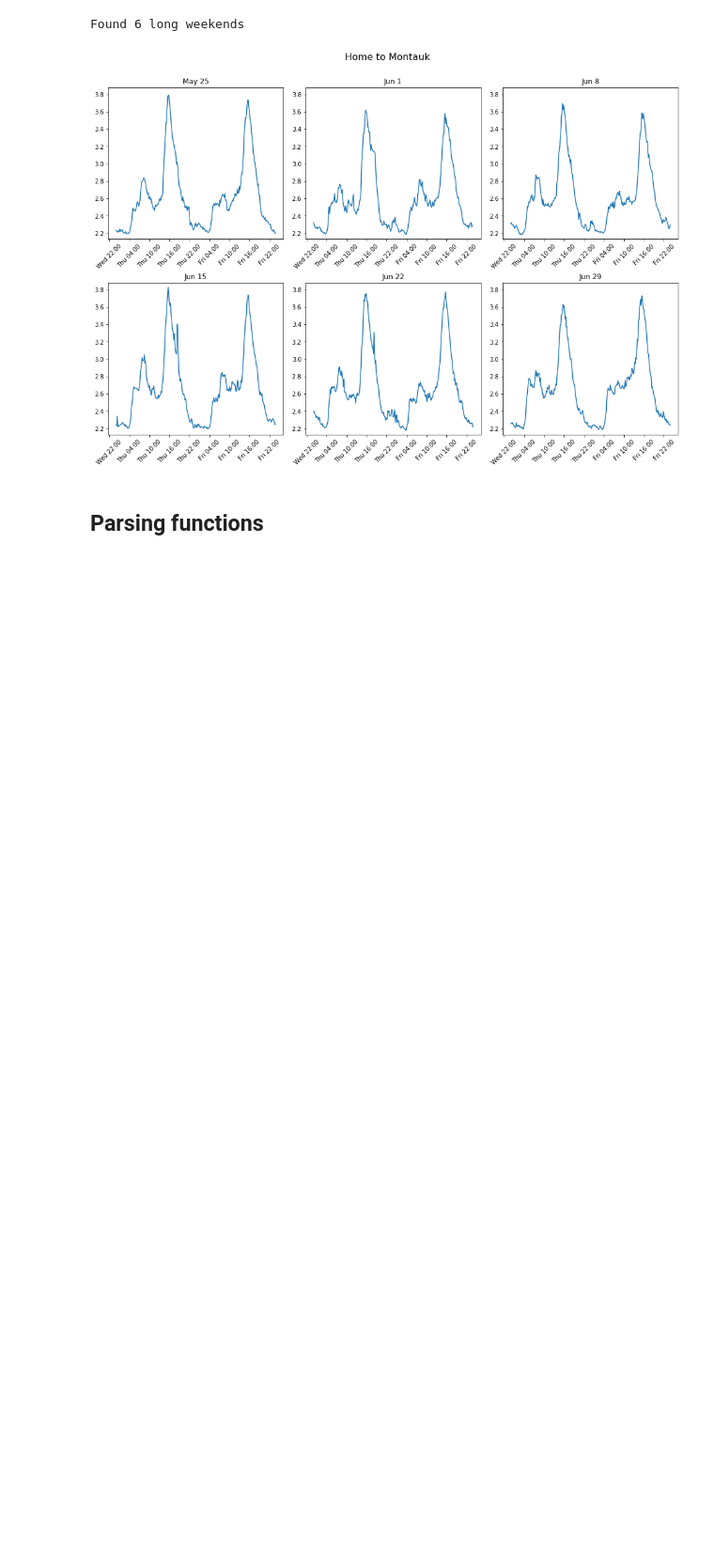
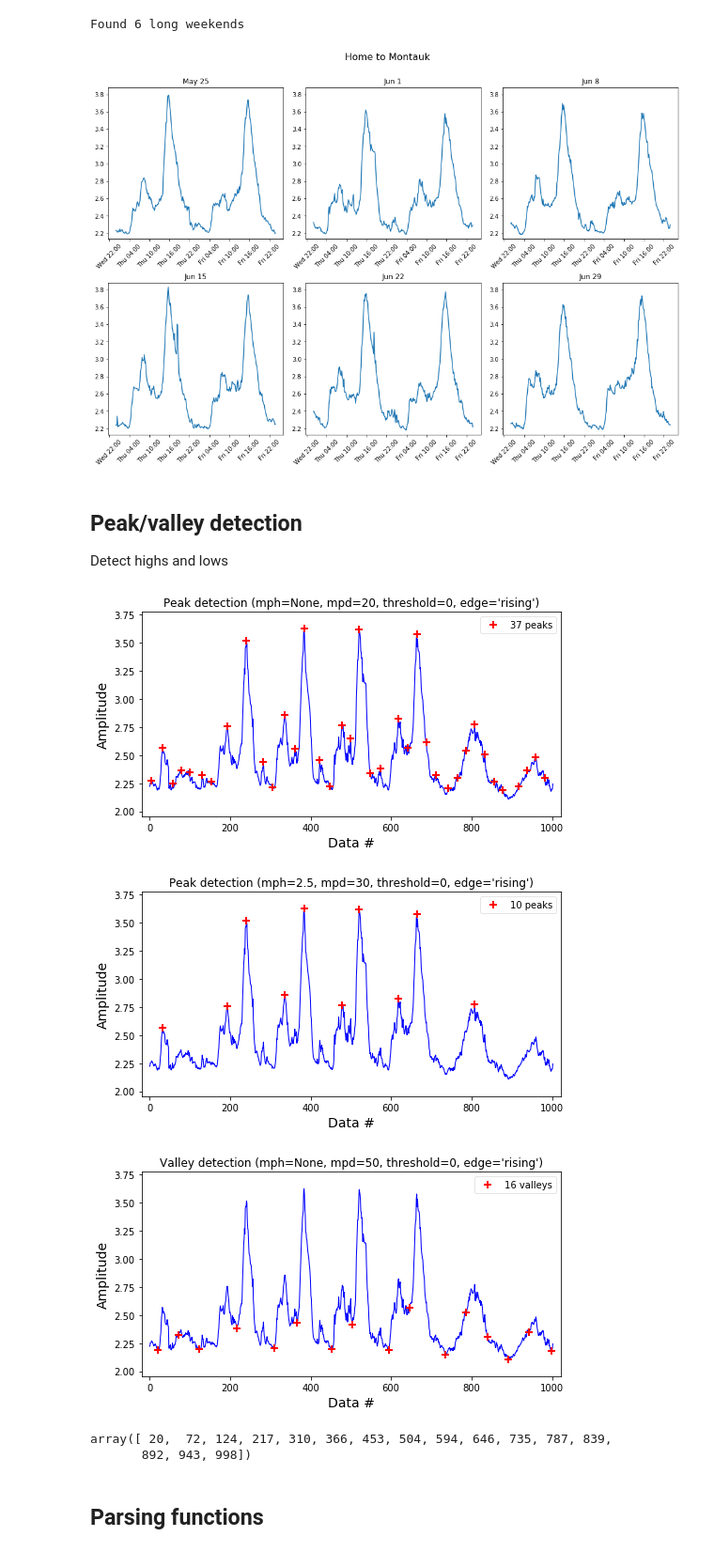
Before and after one commit to amadeuspzs/travelTime, a Jupyter notebook: analysis.ipynb, the cells around one changed output. Shown: that part at 94% size. Cells and saved outputs as stored; diff of their text form; code cells hidden in the pictures; blank space fills up the shorter version.

Commit message:
Add peak detection

```diff
--- a/analysis.ipynb
+++ b/analysis.ipynb
@@ -99,6 +99,26 @@ plt.subplots_adjust(top=0.9)
 plt.show()
 # %% [output]
 [figure]
+# %% [markdown]
+## Peak/valley detection
+
+Detect highs and lows
+# %%
+from detect_peaks import detect_peaks
+
+weeks = find_weeks(date) # choose one week to work with
+times = date[weeks[0]:weeks[1]]
+durations = duration_h[weeks[0]:weeks[1]]
+
+detect_peaks(durations,mpd=20,show=True)
+detect_peaks(durations,mpd=30,mph=2.5,show=True)
+detect_peaks(durations,valley=True,mpd=50,show=True)
+# %% [output]
+[figure, added]
+[figure, added]
+[figure, added]
+array([ 20,  72, 124, 217, 310, 366, 453, 504, 594, 646, 735, 787, 839,
+       892, 943, 998])
 # %% [markdown]
 ## Parsing functions
 # %%
```
Also changed, not shown: 2 other files.
